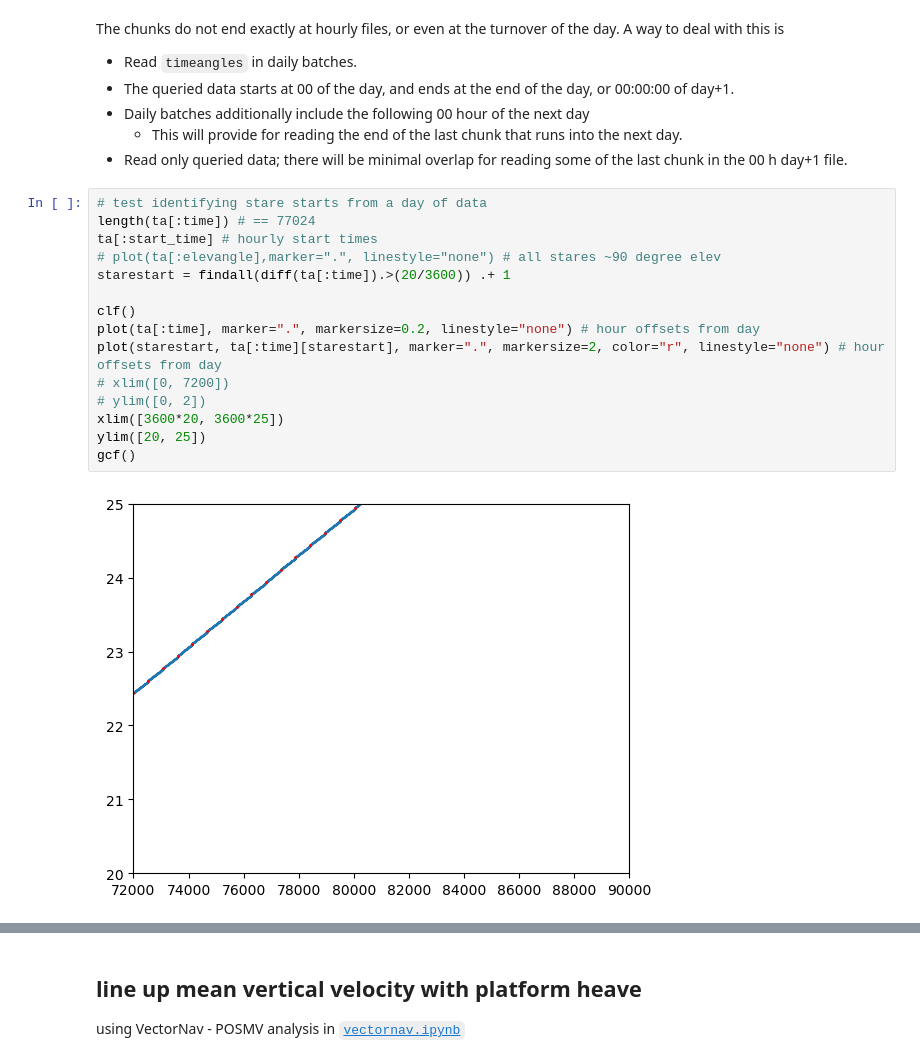
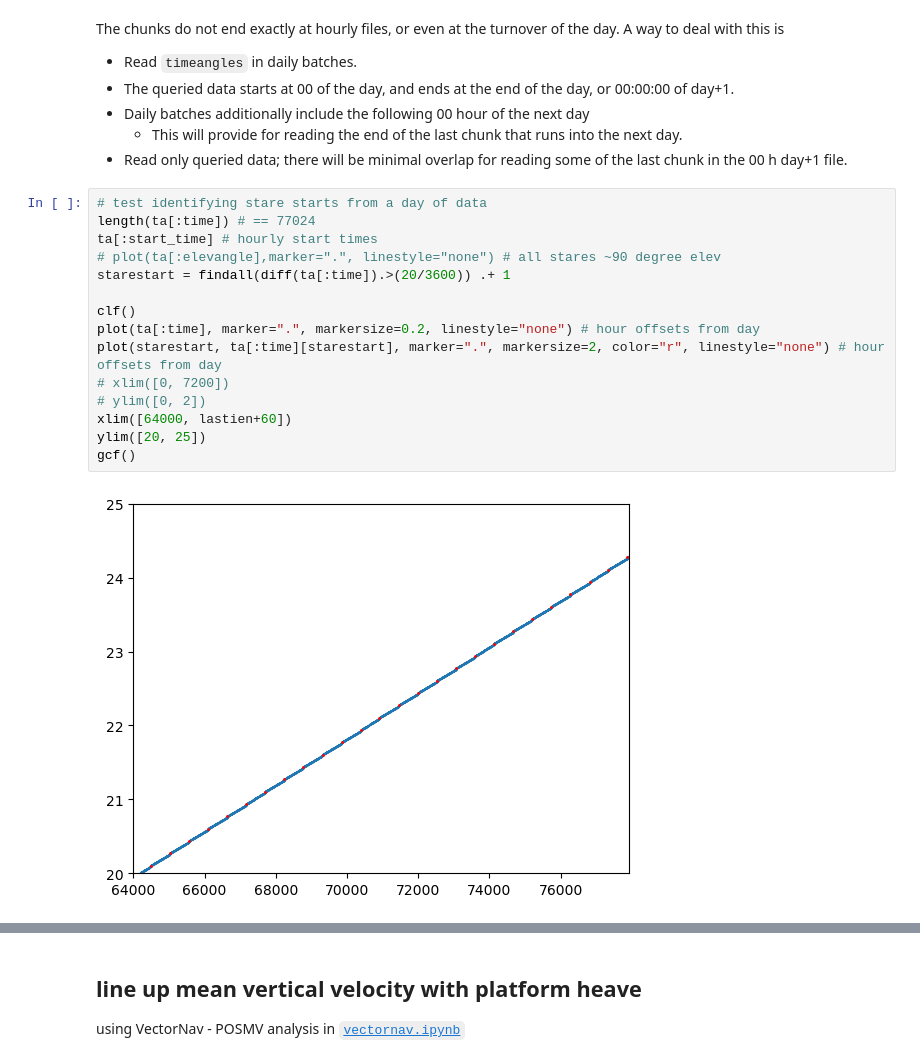
Before and after one commit to deszoeke/lidar, a Jupyter notebook: lidar_turbulence.ipynb, the cells around one changed output, grey strips where cells are left out. Saved outputs shown, nothing was run; the diff lists cells and outputs as text.

```diff
--- a/lidar_turbulence.ipynb
+++ b/lidar_turbulence.ipynb
@@ -591,20 +589,20 @@ of the day. A way to deal with this is
 # %%
 # test identifying stare starts from a day of data
 length(ta[:time]) # == 77024
 ta[:start_time] # hourly start times
 # plot(ta[:elevangle],marker=".", linestyle="none") # all stares ~90 degree elev
 starestart = findall(diff(ta[:time]).>(20/3600)) .+ 1
 
 clf()
 plot(ta[:time], marker=".", markersize=0.2, linestyle="none") # hour offsets from day
 plot(starestart, ta[:time][starestart], marker=".", markersize=2, color="r", linestyle="none") # hour offsets from day
 # xlim([0, 7200])
 # ylim([0, 2])
-xlim([3600*20, 3600*25])
+xlim([64000, lastien+60])
 ylim([20, 25])
 gcf()
 # %% [output]
-[figure, old version]
+[figure, new version]
 # %%
 # get all the files, and all the unique hours of the files
 allstarefiles = vcat( [ joinpath.("data",F,
```
Also changed, not shown: parts of 13 cells of this notebook, 1 other file.
